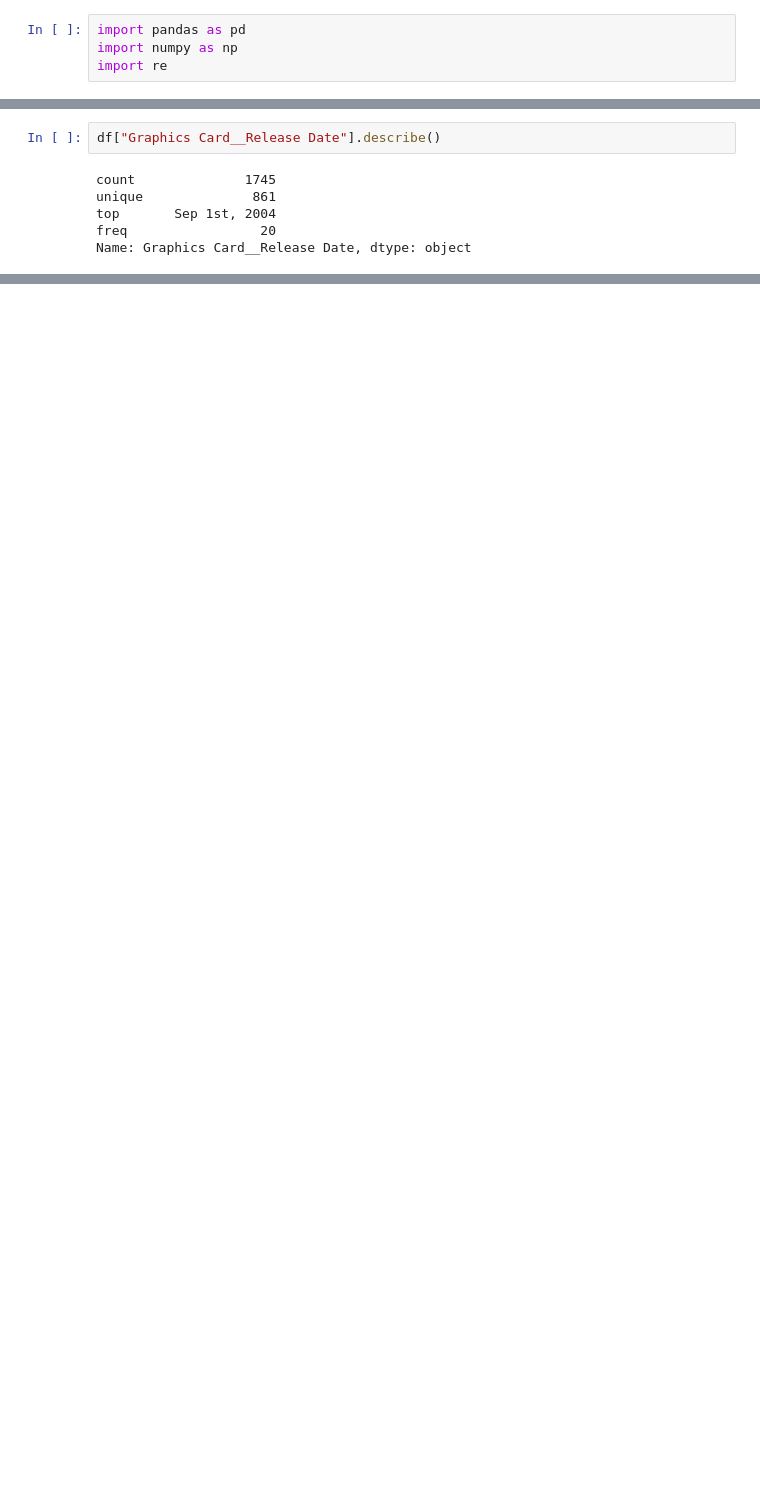
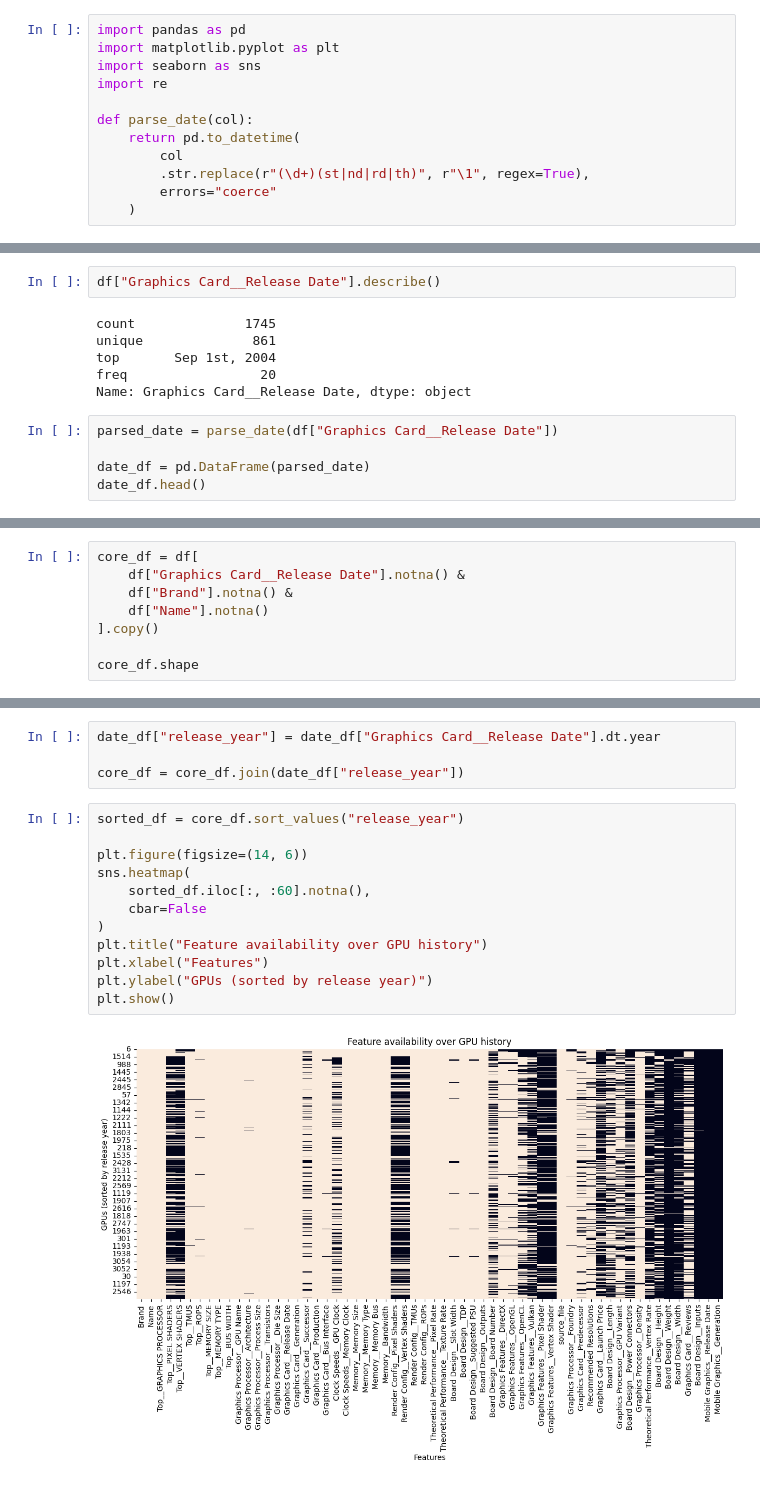
Before and after one commit to paingkalay7324/gpuAnalysis, a Jupyter notebook: eda.ipynb, the cells around one changed output, grey strips where cells are left out. Drawn from its saved outputs; the diff is of its cells as text; blank space fills up the shorter version.

```diff
--- a/eda.ipynb
+++ b/eda.ipynb
@@ -1,7 +1,15 @@
 # %%
 import pandas as pd
-import numpy as np
+import matplotlib.pyplot as plt
+import seaborn as sns
 import re
+
+def parse_date(col):
+    return pd.to_datetime(
+        col
+        .str.replace(r"(\d+)(st|nd|rd|th)", r"\1", regex=True),
+        errors="coerce"
+    )
 # %%
 data_set = pd.read_csv('gpu_1986-2026.csv')
 df = data_set.copy()
@@ -56,3 +77,8 @@ unique              861
 top       Sep 1st, 2004
 freq                 20
 Name: Graphics Card__Release Date, dtype: object
+# %%
+parsed_date = parse_date(df["Graphics Card__Release Date"])
+
+date_df = pd.DataFrame(parsed_date)
+date_df.head()
@@ -58,0 +169,8 @@ Name: Graphics Card__Release Date, dtype: object
+# %%
+core_df = df[
+    df["Graphics Card__Release Date"].notna() &
+    df["Brand"].notna() &
+    df["Name"].notna()
+].copy()
+
+core_df.shape
@@ -58,0 +179,18 @@ Name: Graphics Card__Release Date, dtype: object
+# %%
+date_df["release_year"] = date_df["Graphics Card__Release Date"].dt.year
+
+core_df = core_df.join(date_df["release_year"])
+# %%
+sorted_df = core_df.sort_values("release_year")
+
+plt.figure(figsize=(14, 6))
+sns.heatmap(
+    sorted_df.iloc[:, :60].notna(),
+    cbar=False
+)
+plt.title("Feature availability over GPU history")
+plt.xlabel("Features")
+plt.ylabel("GPUs (sorted by release year)")
+plt.show()
+# %% [output]
+[figure, added]
```
Also changed, not shown: parts of 11 cells of this notebook, 2 other files.
